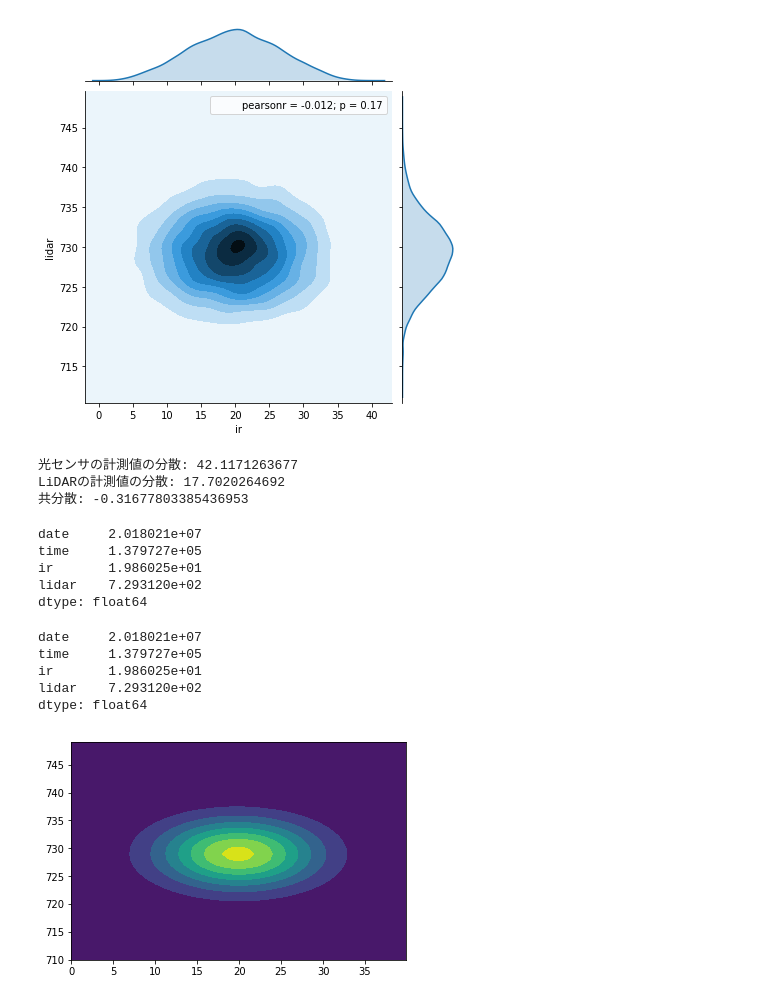
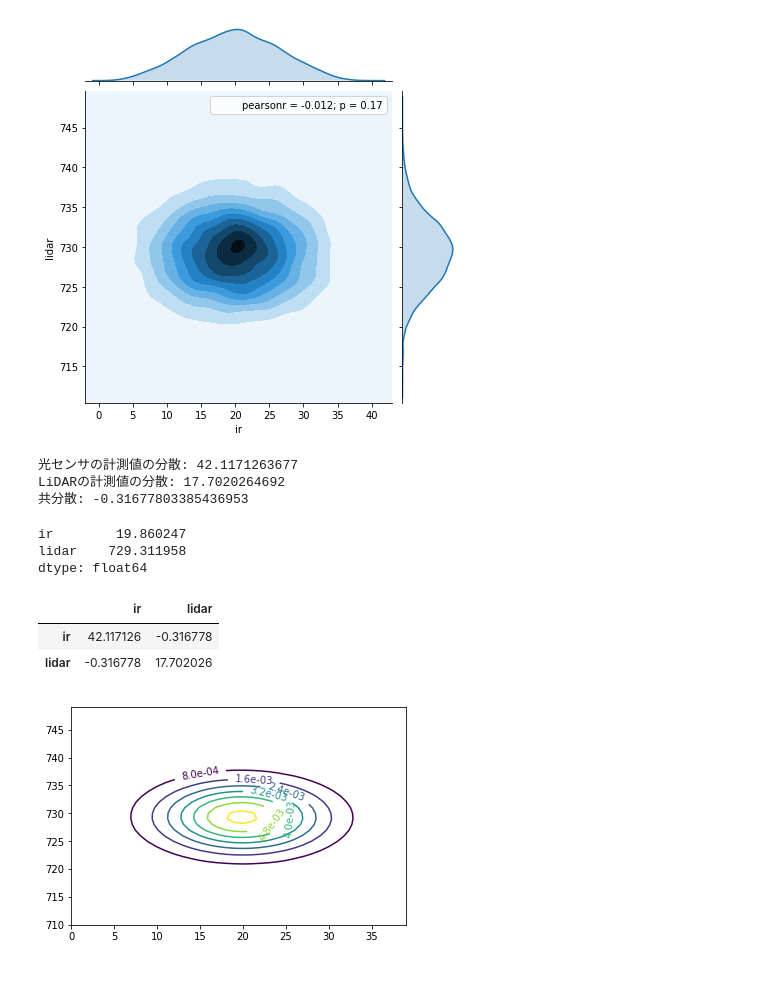
Before and after one commit to ryuichiueda/LNPR_BOOK_CODES, a Jupyter notebook: section_sensor/multi_gauss.ipynb, the cells around one changed output. Drawn from its saved outputs; the diff is of its cells as text; code cells hidden in the pictures.

```diff
--- a/section_sensor/multi_gauss.ipynb
+++ b/section_sensor/multi_gauss.ipynb
@@ -6,37 +6,28 @@ import matplotlib.pyplot as plt
 data  = pd.read_csv("sensor_data_700.txt", delimiter=" ",
                     header=None, names = ("date","time","ir","lidar"))
 
-data = data[ (data["time"] < 160000) & (data["time"] >= 120000) ] #12時から16時までのデータだけ抽出
+d = data[ (data["time"] < 160000) & (data["time"] >= 120000) ] #12時から16時までのデータだけ抽出
+d = d.loc[:, ["ir", "lidar"]]
 
-sns.jointplot(data["ir"], data["lidar"], data, kind="kde")
+sns.jointplot(d["ir"], d["lidar"], d, kind="kde")
 plt.show()
 # %% [output]
 [figure]
 # %%
-print("光センサの計測値の分散:", data.ir.var()) ###coveach###
-print("LiDARの計測値の分散:", data.lidar.var())
+print("光センサの計測値の分散:", d.ir.var()) ###coveach###
+print("LiDARの計測値の分散:", d.lidar.var())
 
-diff_ir = data.ir - data.ir.mean()
-diff_lidar = data.lidar - data.lidar.mean()
+diff_ir = d.ir - d.ir.mean()
+diff_lidar = d.lidar - d.lidar.mean()
 
 a = diff_ir * diff_lidar
-print("共分散:", sum(a)/(len(data)-1))
+print("共分散:", sum(a)/(len(d)-1))
 
-data.mean()
+d.mean()
 # %% [output]
 光センサの計測値の分散: 42.1171263677
 LiDARの計測値の分散: 17.7020264692
 共分散: -0.31677803385436953
-date     2.018021e+07
-time     1.379727e+05
-ir       1.986025e+01
-lidar    7.293120e+02
+ir        19.860247
+lidar    729.311958
 dtype: float64
-# %%
-data.loc[:, ["ir", "lidar"]].cov()  ###covonce###
-# %% [output]
-date     2.018021e+07
-time     1.379727e+05
-ir       1.986025e+01
-lidar    7.293120e+02
-dtype: float64
@@ -51,9 +34,23 @@ irli = multivariate_normal(mean=mu, cov=S)
+# %%
+d.cov() ###covonce###
+# %% [output]
+|  | ir | lidar |
+| ir | 42.117126 | -0.316778 |
+| lidar | -0.316778 | 17.702026 |
+# %%
+from scipy.stats import multivariate_normal   ###multivariatenormal###
+
+irlidar = multivariate_normal(mean=d.mean().values.T, cov=d.cov().values)
 # %%
- x, y = np.mgrid[0:40:.1, 710:750:1]
-pos = np.empty(x.shape + (2,))
-pos[:, :, 0] = x; pos[:, :, 1] = y
-plt.contourf(x, y, irli.pdf(pos))
+import numpy as np                ###contour###
 
-plt.show()
+x, y = np.mgrid[0:40, 710:750]     #2次元平面に均等にX座標、Y座標を作る
+pos = np.empty(x.shape + (2,))     #xは40x40の2次元リストで、これに3次元目を加えて40x40x2のリストを作成
+pos[:, :, 0] = x                                   #加えた3次元目にx,yを代入
+pos[:, :, 1] = y
+cont = plt.contour(x, y, irlidar.pdf(pos)) #x, y座標と、それに対応する密度を算出
+cont.clabel(fmt='%1.1e')                         #等高線に値を書き込むためのフォーマット指定
+
+plt.show()   #描画
 # %% [output]
-[figure, old version]
+[figure, new version]
```
Also changed, not shown: parts of 3 cells of this notebook, 1 other file.
